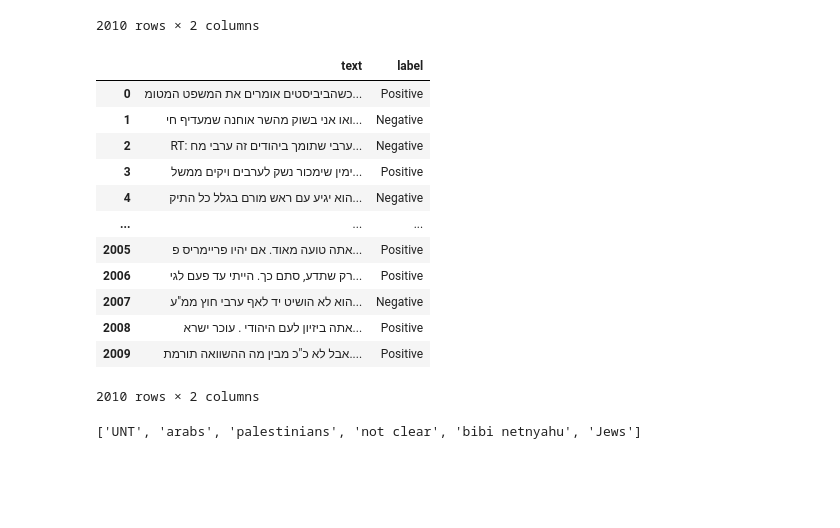
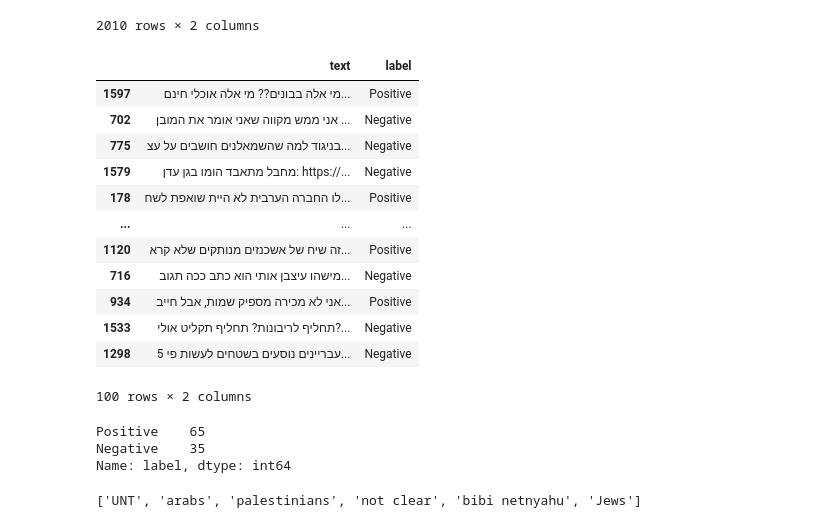
Before and after one commit to naghamghanim/data, a Jupyter notebook: modificationCode23_8.ipynb, the cells around one changed output. Drawn from its saved outputs; the diff is of its cells as text; code cells hidden in the pictures; blank space fills up the shorter version.

```diff
--- a/modificationCode23_8.ipynb
+++ b/modificationCode23_8.ipynb
@@ -180,20 +180,7 @@ df['text'] = df['text'].str.replace(r'\s*@\S+', '', regex=True)
 df['text'] = df['text'].str.replace(r'\s*@\S+\b', '', regex=True)
 
 data_table.DataTable(df.sample(frac=1).reset_index(drop=True),include_index=False, num_rows_per_page=10)
+df.to_csv("/content/data/without_cleaning/ours2000-cleaned.csv", sep=',', index=False,encoding='utf8')
-# %% [output]
-|  | text | label |
-| 0 | כשהביביסטים אומרים את המשפט המטומ... | Positive |
-| 1 | ואו אני בשוק מהשר אוחנה שמעדיף חי... | Negative |
-| 2 | RT: ערבי שתומך ביהודים זה ערבי מח... | Negative |
-| 3 | ימין שימכור נשק לערבים ויקים ממשל... | Positive |
-| 4 | הוא יגיע עם ראש מורם בגלל כל התיק... | Negative |
-| ... | ... | ... |
-| 2005 | אתה טועה מאוד. אם יהיו פריימריס פ... | Positive |
-| 2006 | רק שתדע, סתם כך. הייתי עד פעם לגי... | Positive |
-| 2007 | הוא לא הושיט יד לאף ערבי חוץ ממ"ע... | Negative |
-| 2008 | אתה ביזיון לעם היהודי . עוכר ישרא... | Positive |
-| 2009 | אבל לא כ"כ מבין מה ההשוואה תורמת.... | Positive |
-2010 rows × 2 columns
 # %%
 #cleaning data from rows val dataset
 
@@ -220,37 +207,51 @@ data_table.DataTable(df,include_index=False, num_rows_per_page=10)
 # %%
 #select random lines from csv file
 import pandas as pd
 import numpy as np
 from google.colab import data_table
 
 
-df1  = pd.read_csv('/content/data/models4/ours2000-cleaned.csv',encoding='utf8')
+df1  = pd.read_csv('/content/data/without_cleaning/ours2000-cleaned.csv',encoding='utf8')
 
 #split into 3 datasets
+train, val, test = np.split(df1.sample(frac=1), [int(0.7*len(df1)),int(.75*len(df1))])
+
+
+# select only 1000
 #train, val, test = np.split(df1.sample(frac=1), [int(0.7*len(df1)),int(.75*len(df1))])
 
 
-# select only 1000
-train, val, test = np.split(df1.sample(frac=1), [int(0.7*len(df1)),int(.75*len(df1))])
-
-
 #here we took 1500 train data
-df1 = pd.DataFrame(val, columns = ['text', 'label'])
-data_table.DataTable(val,include_index=False, num_rows_per_page=10)
+#df1 = pd.DataFrame(val, columns = ['text', 'label'])
+#data_table.DataTable(val,include_index=False, num_rows_per_page=10)
 
 #df1.to_csv('/content/data/models2/M2/their1000.csv', index=False,encoding='utf8')
 
 
 
 #1000 from here
 #df2  = pd.read_csv('/content/data/models/TheirData2000.csv',encoding='utf8')
 #df2=df2.dropna()
 
 #train, val, test = np.split(df2.sample(frac=1), [int(.7*len(df2)),int(.75*len(df2))])
 #df2 = pd.DataFrame(train, columns = ['text', 'label'])
 #df2.to_csv('/content/data/models/M7/TheirData2000.csv', index=False,encoding='utf8')
 
 
-#data_table.DataTable(train,include_index=False, num_rows_per_page=10)
+data_table.DataTable(val,include_index=False, num_rows_per_page=10)
+# %% [output]
+|  | text | label |
+| 1597 | מי אלה בבונים?? מי אלה אוכלי חינם... | Positive |
+| 702 | אני ממש מקווה שאני אומר את המובן ... | Negative |
+| 775 | בניגוד למה שהשמאלנים חושבים על עצ... | Negative |
+| 1579 | מחבל מתאבד הומו בגן עדן: https://... | Negative |
+| 178 | לו החברה הערבית לא היית שואפת לשח... | Positive |
+| ... | ... | ... |
+| 1120 | זה שיח של אשכנזים מנותקים שלא קרא... | Positive |
+| 716 | מישהו עיצבן אותי הוא כתב ככה תגוב... | Negative |
+| 934 | אני לא מכירה מספיק שמות, אבל חייב... | Positive |
+| 1533 | תחליף לריבונות? תחליף תקליט אולי?... | Negative |
+| 1298 | 5 עבריינים נוסעים בשטחים לעשות פי... | Negative |
+100 rows × 2 columns
 # %%
 df1 = pd.DataFrame(train, columns = ['text', 'label'])
@@ -264,3 +265,19 @@ df1.to_csv('/content/data/models4/M1/val.csv', index=False,encoding='utf8')
+# %%
+#counting number of positive and negative
+
+
+import pandas as pd
+from google.colab import data_table
+
+df  = pd.read_csv('/content/data/without_cleaning/M1/val.csv',encoding='utf8')
+df = pd.DataFrame(df, columns = ['label'])
+data_table.DataTable(df,include_index=False, num_rows_per_page=10)
+
+df['label'].value_counts()
+# %% [output]
+Positive    65
+Negative    35
+Name: label, dtype: int64
 # %%
 #merge 2 csv files
 
```
Also changed, not shown: parts of 1 cell of this notebook.
